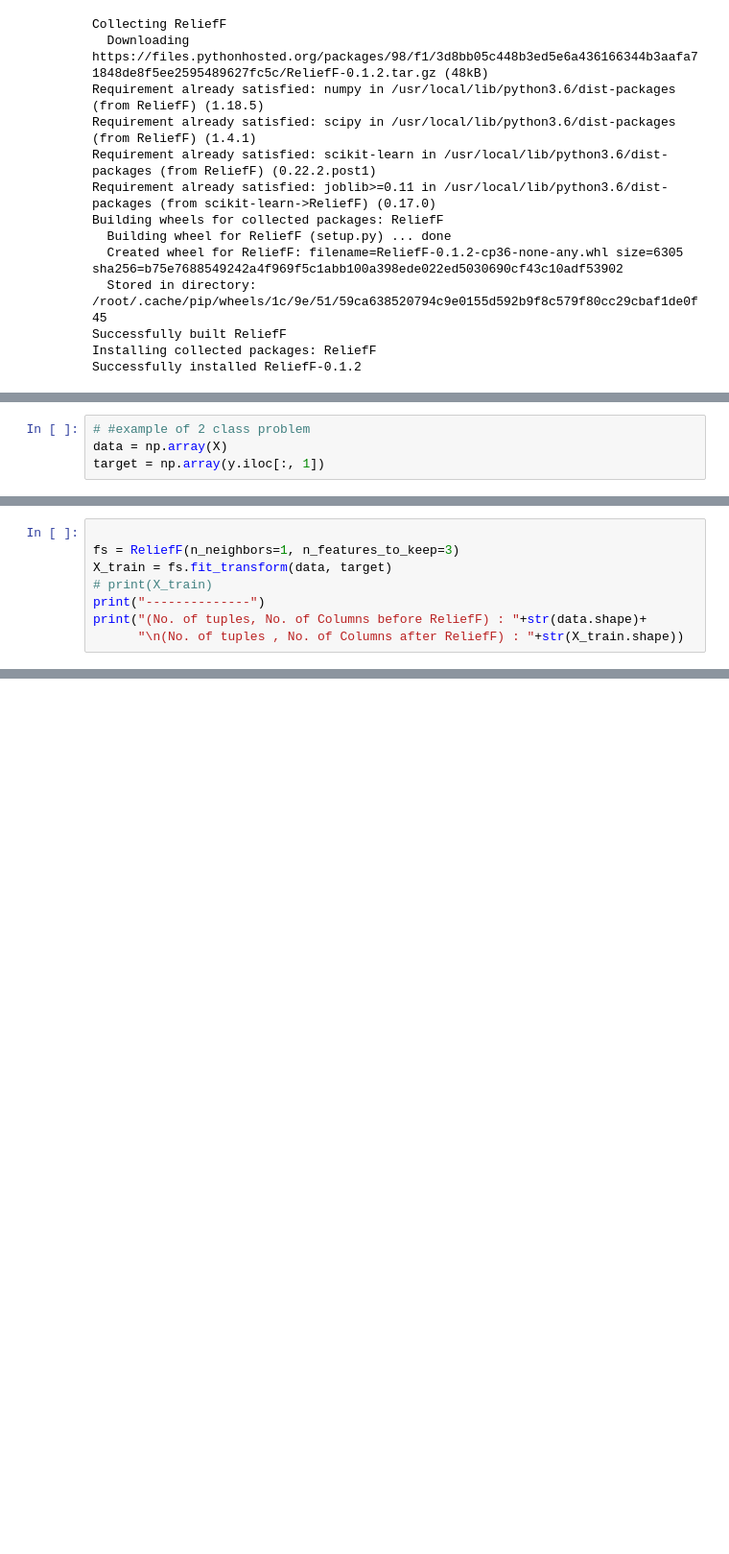
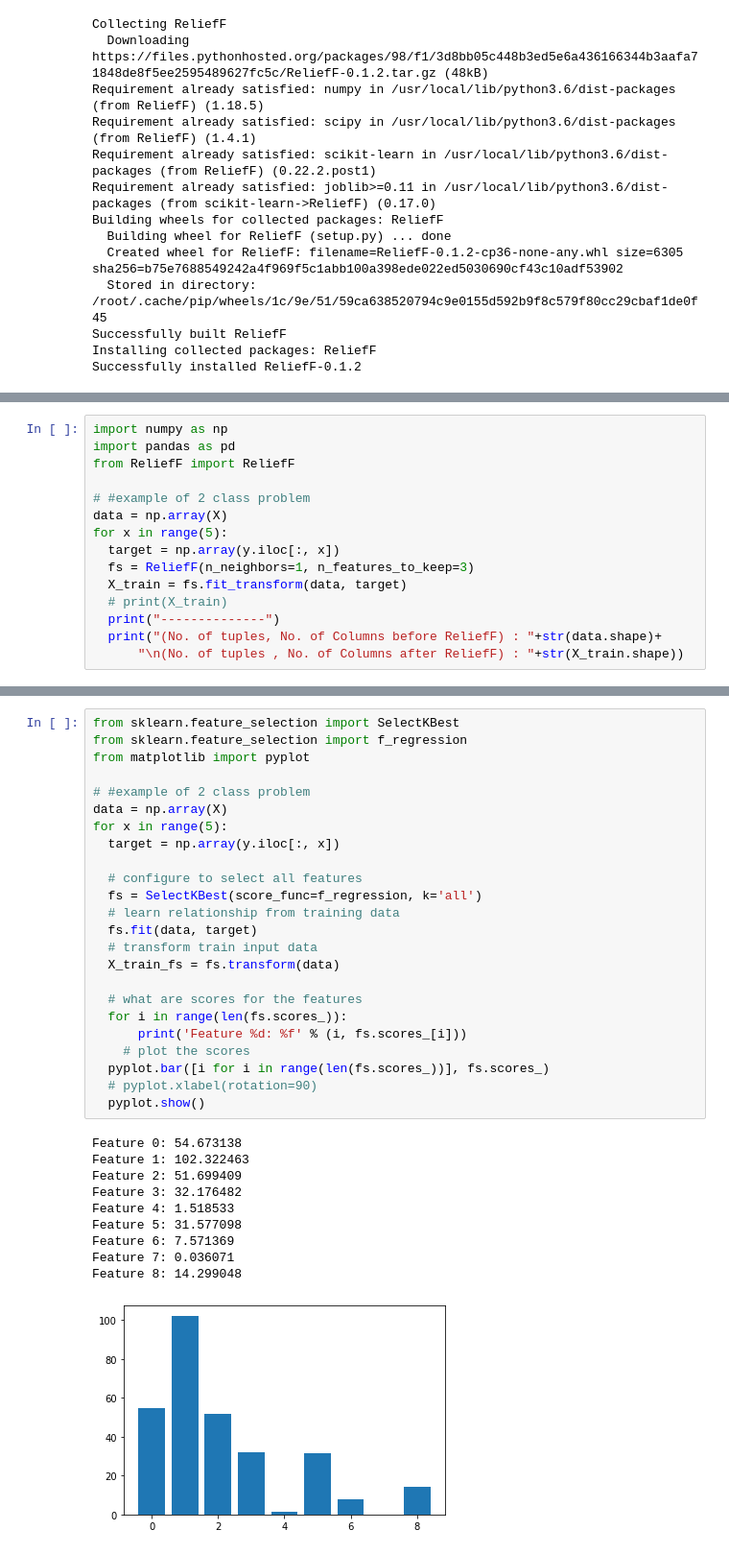
Before and after one commit to sagihaider/XAI-Gasification-Modelling, a Jupyter notebook: Relieff.ipynb, the cells around one changed output, grey strips where cells are left out. Shown at 96% size. Saved outputs shown, nothing was run; the diff lists cells and outputs as text; blank space fills up the shorter version.

```diff
--- a/Relieff.ipynb
+++ b/Relieff.ipynb
@@ -98,4 +92,0 @@ import pandas as pd
-# %%
-# #example of 2 class problem
-data = np.array(X)
-target = np.array(y.iloc[:, 1])
@@ -102,10 +96,17 @@ target = np.array(y.iloc[:, 1])
 # %%
+import numpy as np
+import pandas as pd
+from ReliefF import ReliefF
 
-fs = ReliefF(n_neighbors=1, n_features_to_keep=3)
-X_train = fs.fit_transform(data, target)
-# print(X_train)
-print("--------------")
-print("(No. of tuples, No. of Columns before ReliefF) : "+str(data.shape)+
+# #example of 2 class problem
+data = np.array(X)
+for x in range(5):
+  target = np.array(y.iloc[:, x])
+  fs = ReliefF(n_neighbors=1, n_features_to_keep=3)
+  X_train = fs.fit_transform(data, target)
+  # print(X_train)
+  print("--------------")
+  print("(No. of tuples, No. of Columns before ReliefF) : "+str(data.shape)+
       "\n(No. of tuples , No. of Columns after ReliefF) : "+str(X_train.shape))
 # %% [output]
 --------------
@@ -113,0 +130,35 @@ print("(No. of tuples, No. of Columns before ReliefF) : "+str(data.shape)+
+# %%
+from sklearn.feature_selection import SelectKBest
+from sklearn.feature_selection import f_regression
+from matplotlib import pyplot
+
+# #example of 2 class problem
+data = np.array(X)
+for x in range(5):
+  target = np.array(y.iloc[:, x])
+
+  # configure to select all features
+  fs = SelectKBest(score_func=f_regression, k='all')
+  # learn relationship from training data
+  fs.fit(data, target)
+  # transform train input data
+  X_train_fs = fs.transform(data)
+
+  # what are scores for the features
+  for i in range(len(fs.scores_)):
+	  print('Feature %d: %f' % (i, fs.scores_[i]))
+    # plot the scores
+  pyplot.bar([i for i in range(len(fs.scores_))], fs.scores_)
+  # pyplot.xlabel(rotation=90)
+  pyplot.show()
+# %% [output]
+Feature 0: 54.673138
+Feature 1: 102.322463
+Feature 2: 51.699409
+Feature 3: 32.176482
+Feature 4: 1.518533
+Feature 5: 31.577098
+Feature 6: 7.571369
+Feature 7: 0.036071
+Feature 8: 14.299048
+[figure, added]
```
Also changed, not shown: parts of 7 cells of this notebook.
